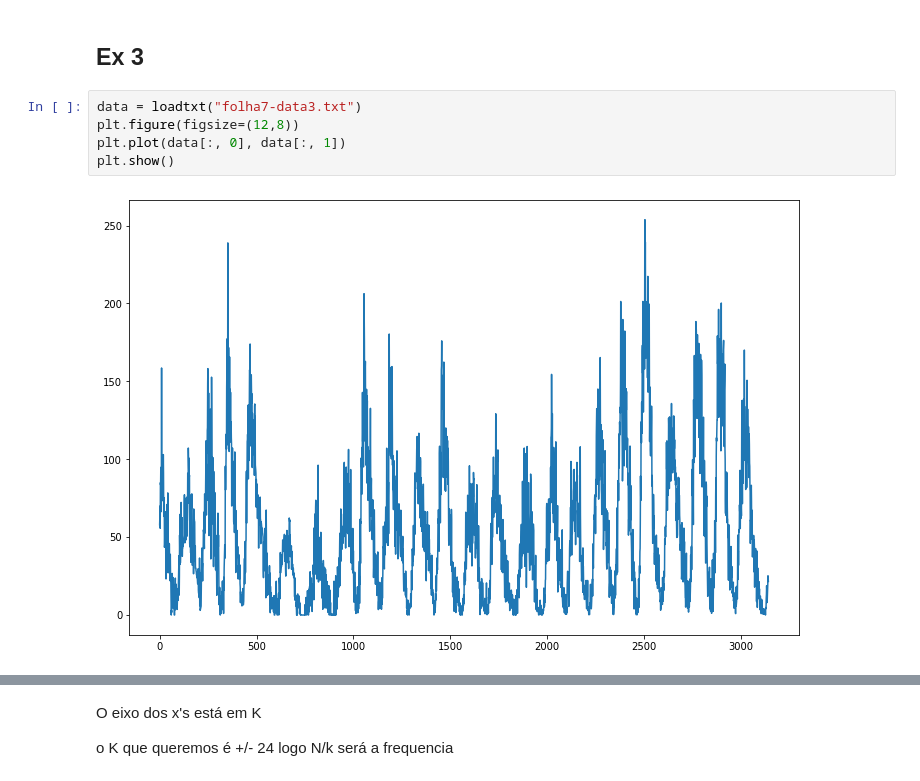
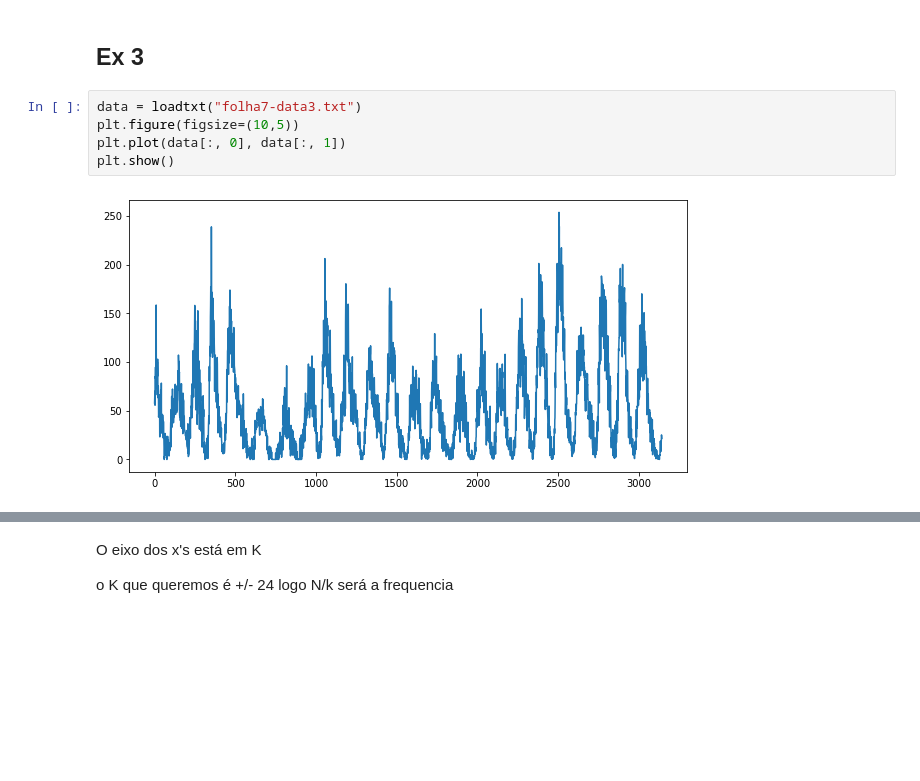
Before and after one commit to mcpeixoto/Computational-Physics-Course, a Jupyter notebook: ficha7.ipynb, the cells around one changed output, grey strips where cells are left out. Saved outputs shown, nothing was run; the diff lists cells and outputs as text; blank space fills up the shorter version.

```diff
--- a/ficha7.ipynb
+++ b/ficha7.ipynb
@@ -80,9 +86,9 @@ plt.show()
 ## Ex 3
 # %%
 data = loadtxt("folha7-data3.txt")
-plt.figure(figsize=(12,8))
+plt.figure(figsize=(10,5))
 plt.plot(data[:, 0], data[:, 1])
 plt.show()
 # %% [output]
-[figure, old version]
+[figure, new version]
 # %%
```
Also changed, not shown: parts of 10 cells of this notebook, 18 other files.
